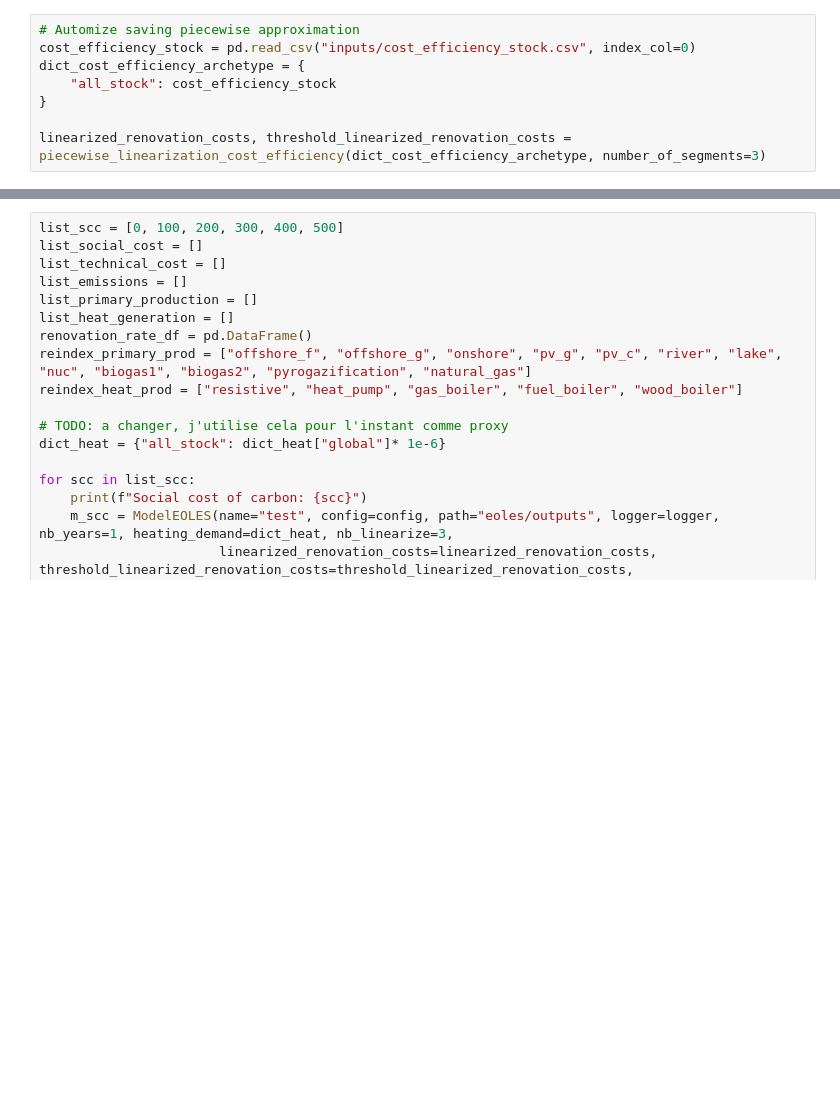
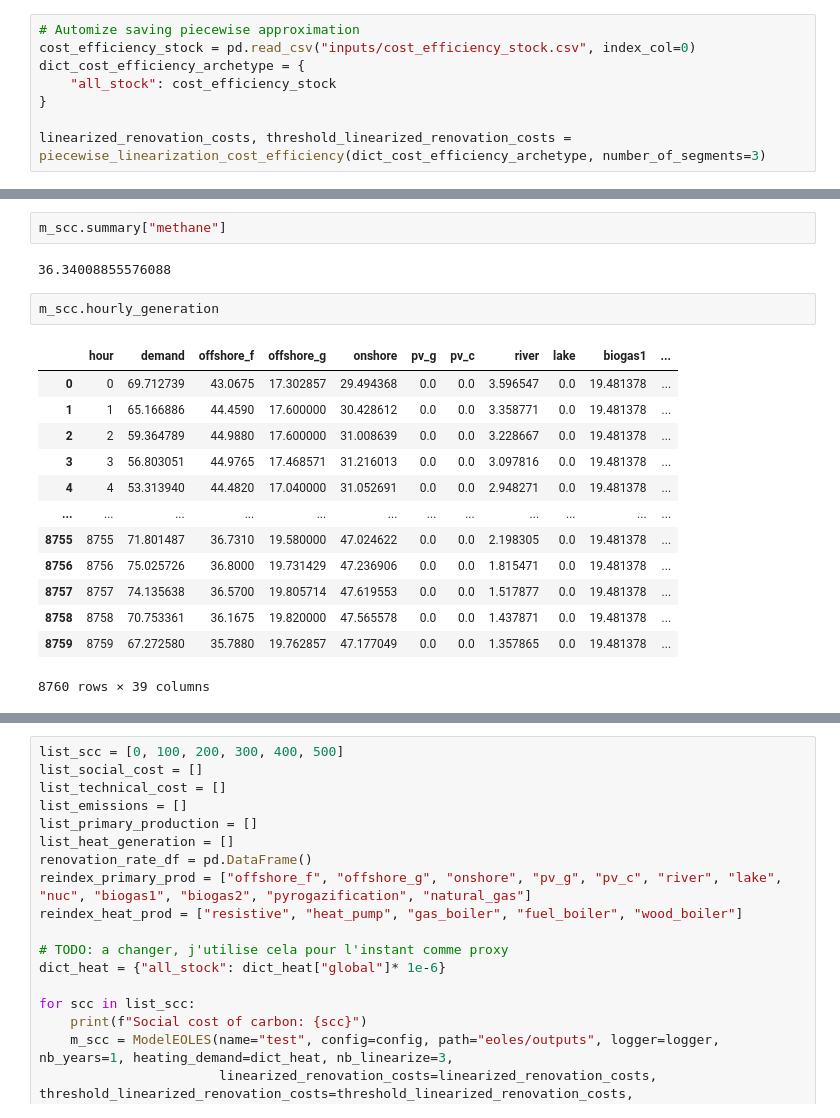
Before and after one commit to CIRED/EOLES-Coupling, a Jupyter notebook: greenfield_with_heat.ipynb, the cells around one changed output, grey strips where cells are left out. Drawn from its saved outputs; the diff is of its cells as text; blank space fills up the shorter version.

```diff
--- a/greenfield_with_heat.ipynb
+++ b/greenfield_with_heat.ipynb
@@ -60,0 +148,20 @@ linearized_renovation_costs, threshold_linearized_renovation_costs = piecewise_l
+# %%
+m_scc.summary["methane"]
+# %% [output]
+36.34008855576088
+# %%
+m_scc.hourly_generation
+# %% [output]
+|  | hour | demand | offshore_f | offshore_g | onshore | pv_g | pv_c | river | lake | biogas1 | ... |
+| 0 | 0 | 69.712739 | 43.0675 | 17.302857 | 29.494368 | 0.0 | 0.0 | 3.596547 | 0.0 | 19.481378 | ... |
+| 1 | 1 | 65.166886 | 44.4590 | 17.600000 | 30.428612 | 0.0 | 0.0 | 3.358771 | 0.0 | 19.481378 | ... |
+| 2 | 2 | 59.364789 | 44.9880 | 17.600000 | 31.008639 | 0.0 | 0.0 | 3.228667 | 0.0 | 19.481378 | ... |
+| 3 | 3 | 56.803051 | 44.9765 | 17.468571 | 31.216013 | 0.0 | 0.0 | 3.097816 | 0.0 | 19.481378 | ... |
+| 4 | 4 | 53.313940 | 44.4820 | 17.040000 | 31.052691 | 0.0 | 0.0 | 2.948271 | 0.0 | 19.481378 | ... |
+| ... | ... | ... | ... | ... | ... | ... | ... | ... | ... | ... | ... |
+| 8755 | 8755 | 71.801487 | 36.7310 | 19.580000 | 47.024622 | 0.0 | 0.0 | 2.198305 | 0.0 | 19.481378 | ... |
+| 8756 | 8756 | 75.025726 | 36.8000 | 19.731429 | 47.236906 | 0.0 | 0.0 | 1.815471 | 0.0 | 19.481378 | ... |
+| 8757 | 8757 | 74.135638 | 36.5700 | 19.805714 | 47.619553 | 0.0 | 0.0 | 1.517877 | 0.0 | 19.481378 | ... |
+| 8758 | 8758 | 70.753361 | 36.1675 | 19.820000 | 47.565578 | 0.0 | 0.0 | 1.437871 | 0.0 | 19.481378 | ... |
+| 8759 | 8759 | 67.272580 | 35.7880 | 19.762857 | 47.177049 | 0.0 | 0.0 | 1.357865 | 0.0 | 19.481378 | ... |
+8760 rows × 39 columns
```
Also changed, not shown: parts of 14 cells of this notebook, 3 other files.
